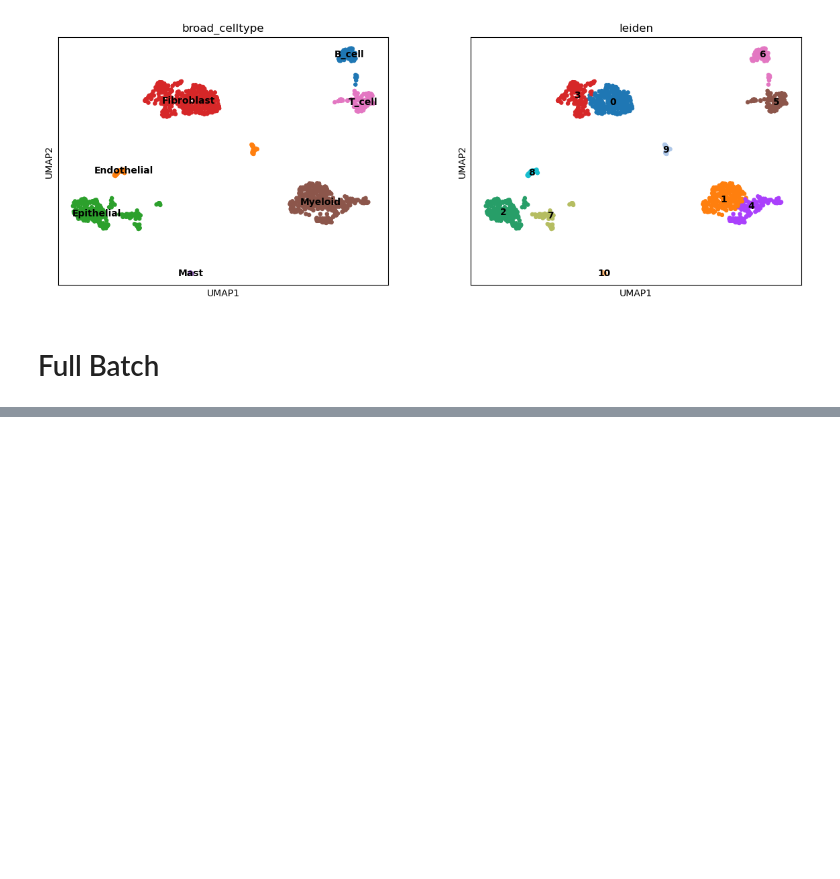
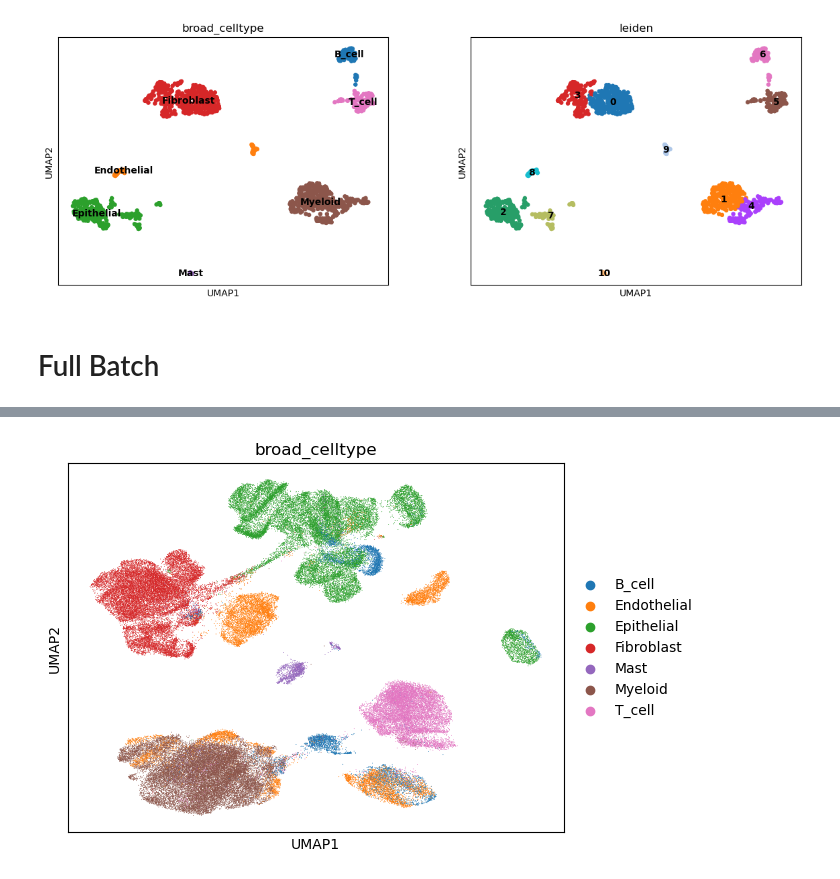
Before and after one commit to Irfanwustl/scRNA-seq-pipeline, a Jupyter notebook: examples/Melms_Nature_2021_v2.ipynb, the cells around one changed output, grey strips where cells are left out. Saved outputs shown, nothing was run; the diff lists cells and outputs as text; code cells hidden in the pictures; blank space fills up the shorter version.

```diff
--- a/examples/Melms_Nature_2021_v2.ipynb
+++ b/examples/Melms_Nature_2021_v2.ipynb
@@ -256,0 +473,4 @@ After doublet removal: (1370, 19457)
+# %%
+sc.pl.umap(combined, color='broad_celltype')
+# %% [output]
+[figure, added]
```
Also changed, not shown: parts of 12 cells of this notebook, 2 other files.
